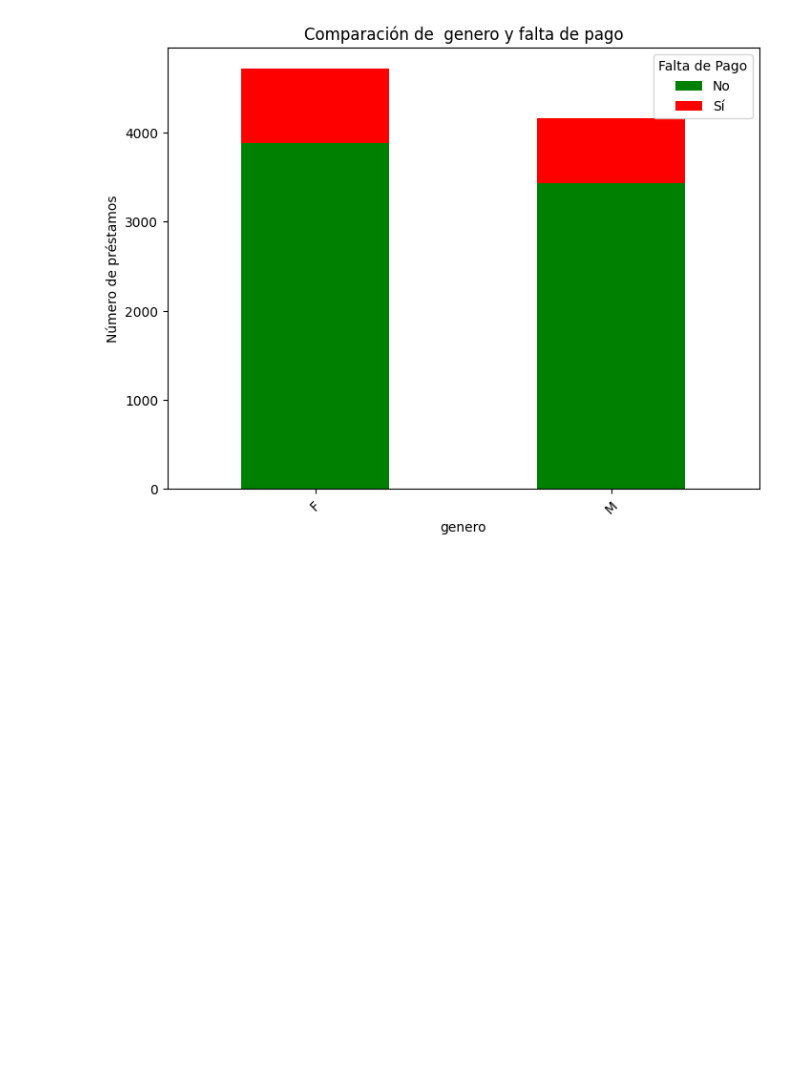
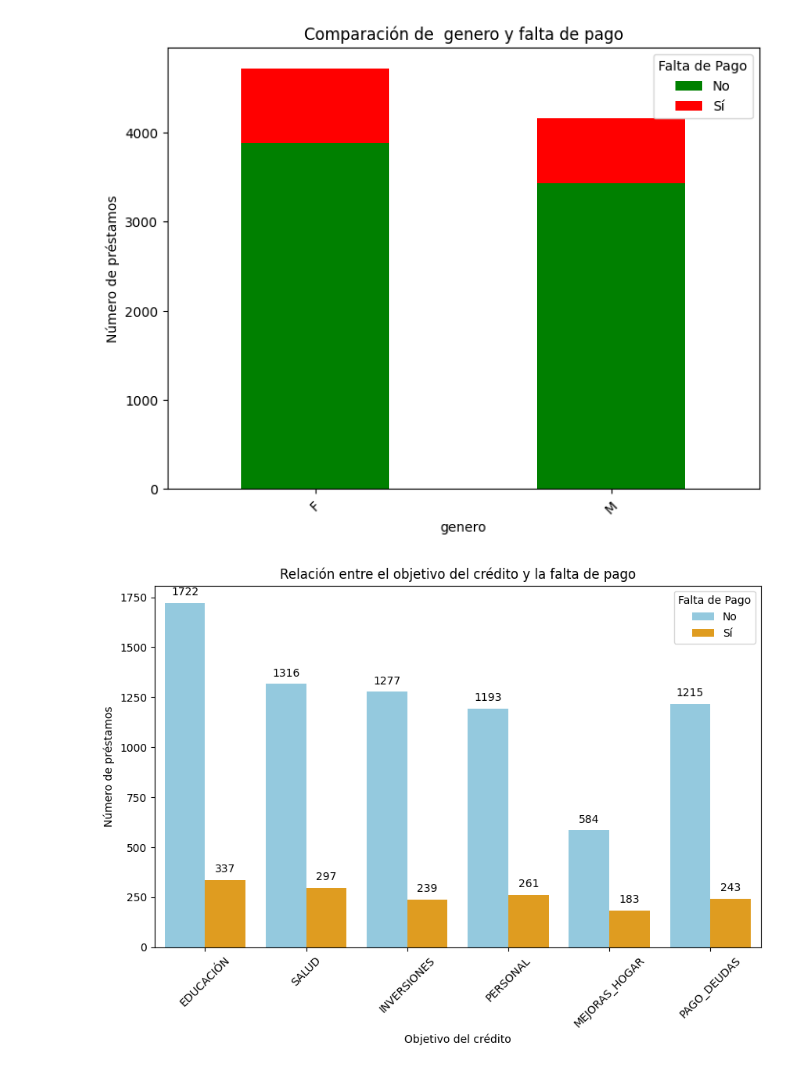
Before and after one commit to SergioGerman412/13MBID-OCT2324, a Jupyter notebook: notebooks/modelado/visualizacion/MD01 - Visualizacion.ipynb, the cells around one changed output. Cells and saved outputs as stored; diff of their text form; code cells hidden in the pictures; blank space fills up the shorter version.

Commit message:
segunda parte del modelado

```diff
--- a/notebooks/modelado/visualizacion/MD01 - Visualizacion.ipynb
+++ b/notebooks/modelado/visualizacion/MD01 - Visualizacion.ipynb
@@ -68,3 +69,23 @@ plt.legend(title='Falta de Pago', labels=['No', 'Sí'])
 plt.show()
 # %% [output]
 [figure]
+# %%
+# Gráfico : Relación entre el objetivo del crédito y la falta de pago
+custom_colors = {'N': 'skyblue', 'Y': 'orange'}
+
+plt.figure(figsize=(10, 6))
+ax = sns.countplot(x='objetivo_credito', hue='falta_pago', data=df, palette=custom_colors)
+
+# Agregar conteo redondeado en la parte superior de cada barra
+for p in ax.patches:
+    height = p.get_height()
+    ax.annotate(f'{round(height)}', (p.get_x() + p.get_width() / 2., height), ha='center', va='bottom', fontsize=10, color='black', xytext=(0, 5), textcoords='offset points')
+
+plt.title('Relación entre el objetivo del crédito y la falta de pago')
+plt.xlabel('Objetivo del crédito')
+plt.ylabel('Número de préstamos')
+plt.xticks(rotation=45)
+plt.legend(title='Falta de Pago', labels=['No', 'Sí'])
+plt.show()
+# %% [output]
+[figure, added]
```
Also changed, not shown: parts of 2 cells of this notebook, 7 other files.
